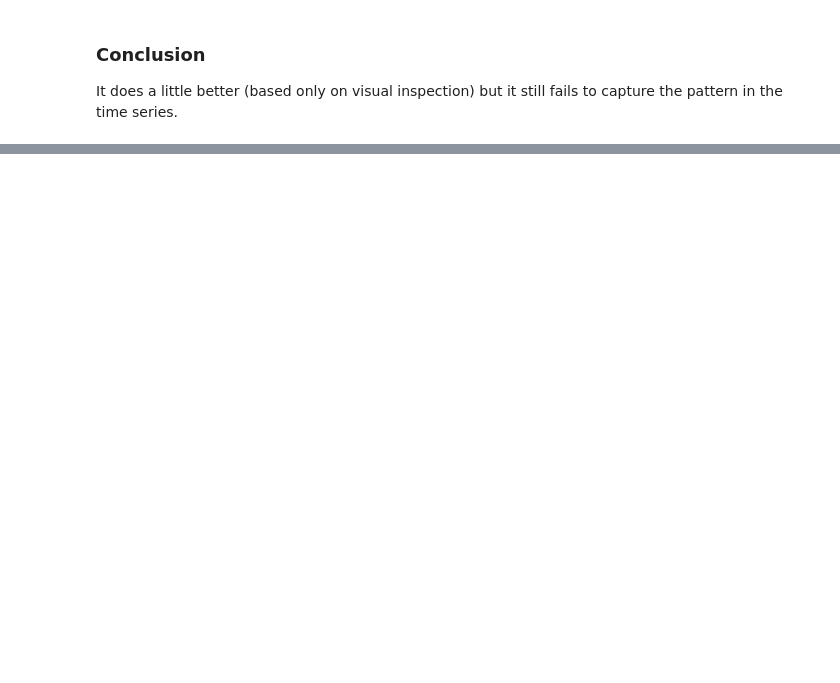
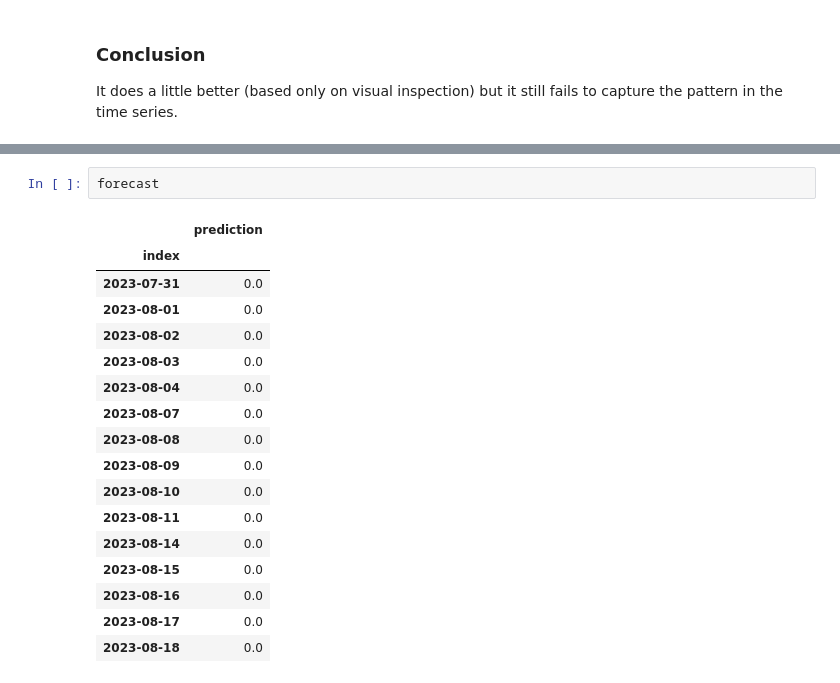
Before and after one commit to LVKinyanjui/TimeSeries, a Jupyter notebook: _03_finacial_data_analysis.ipynb, the cells around one changed output, grey strips where cells are left out. Saved outputs shown, nothing was run; the diff lists cells and outputs as text; blank space fills up the shorter version.

```diff
--- a/_03_finacial_data_analysis.ipynb
+++ b/_03_finacial_data_analysis.ipynb
@@ -331,0 +309,20 @@ We need to add back the trend to the prediction to have proper prediction. This
+# %%
+forecast
+# %% [output]
+|  | prediction |
+| index |  |
+| 2023-07-31 | 0.0 |
+| 2023-08-01 | 0.0 |
+| 2023-08-02 | 0.0 |
+| 2023-08-03 | 0.0 |
+| 2023-08-04 | 0.0 |
+| 2023-08-07 | 0.0 |
+| 2023-08-08 | 0.0 |
+| 2023-08-09 | 0.0 |
+| 2023-08-10 | 0.0 |
+| 2023-08-11 | 0.0 |
+| 2023-08-14 | 0.0 |
+| 2023-08-15 | 0.0 |
+| 2023-08-16 | 0.0 |
+| 2023-08-17 | 0.0 |
+| 2023-08-18 | 0.0 |
```
Also changed, not shown: parts of 28 cells of this notebook, 1 other file.
